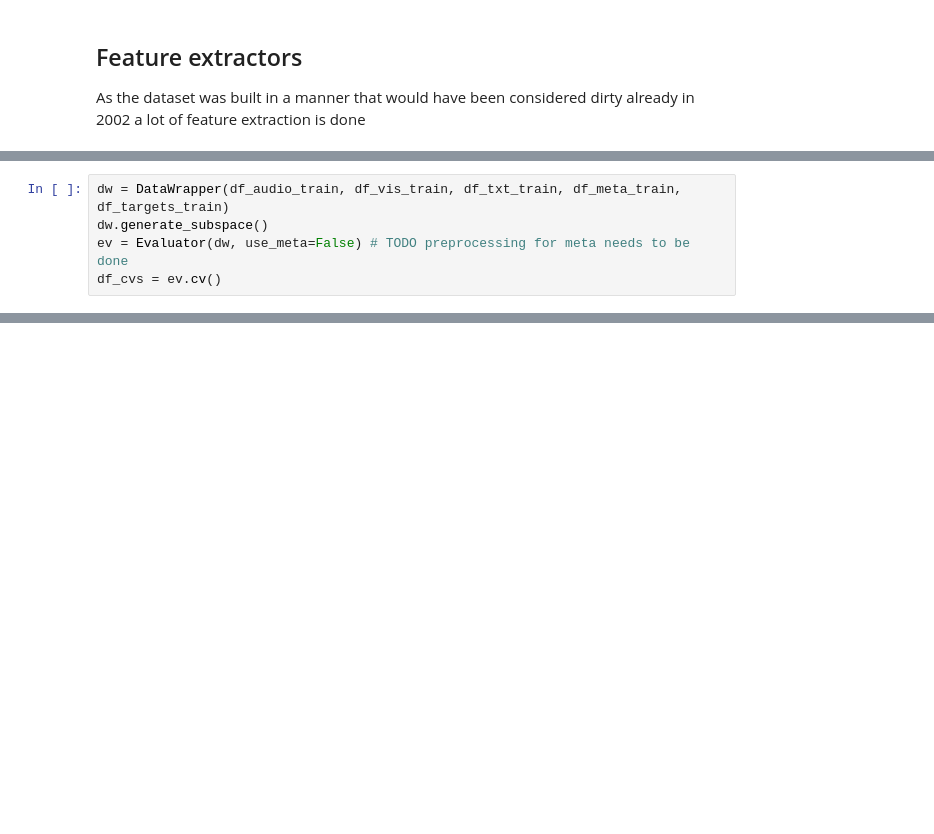
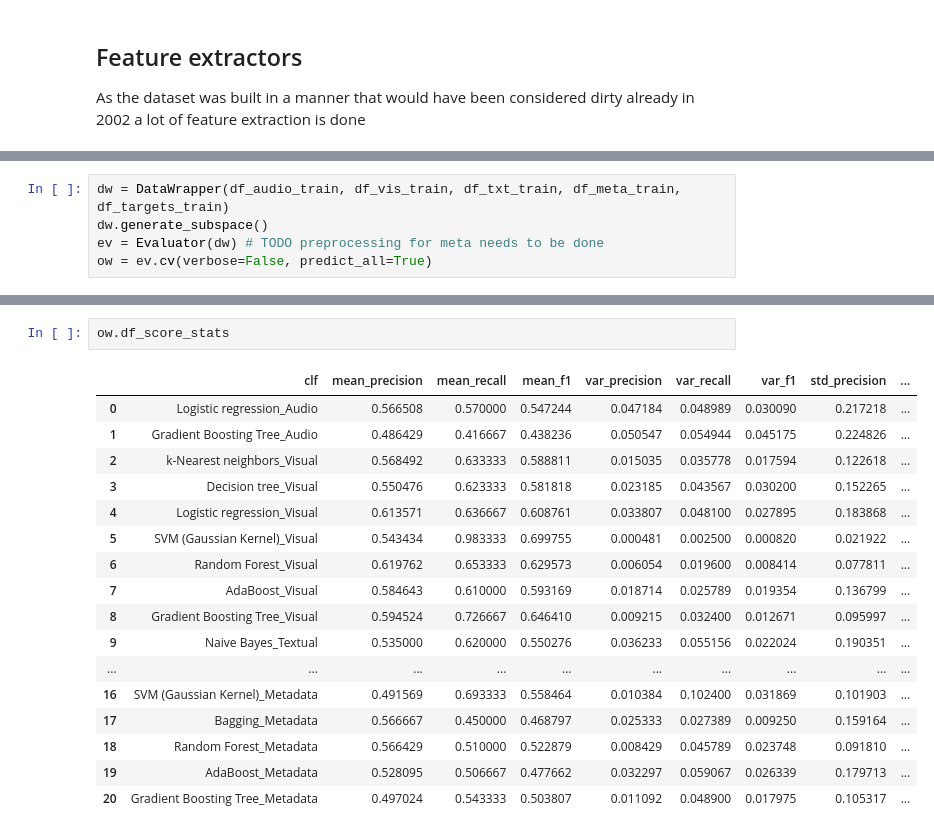
Before and after one commit to freecraver/tud_mmc_eval, a Jupyter notebook: TUD-MMC_mathias.ipynb, the cells around one changed output, grey strips where cells are left out. Drawn from its saved outputs; the diff is of its cells as text; blank space fills up the shorter version.

```diff
--- a/TUD-MMC_mathias.ipynb
+++ b/TUD-MMC_mathias.ipynb
@@ -346,5 +469,5 @@ class Evaluator:
 # %%
 dw = DataWrapper(df_audio_train, df_vis_train, df_txt_train, df_meta_train, df_targets_train)
 dw.generate_subspace()
-ev = Evaluator(dw, use_meta=False) # TODO preprocessing for meta needs to be done
-df_cvs = ev.cv()
+ev = Evaluator(dw) # TODO preprocessing for meta needs to be done
+ow = ev.cv(verbose=False, predict_all=True)
@@ -570,0 +510,20 @@ pd.concat([df1,df2],axis = 1)
+# %%
+ow.df_score_stats
+# %% [output]
+|  | clf | mean_precision | mean_recall | mean_f1 | var_precision | var_recall | var_f1 | std_precision | ... |
+| 0 | Logistic regression_Audio | 0.566508 | 0.570000 | 0.547244 | 0.047184 | 0.048989 | 0.030090 | 0.217218 | ... |
+| 1 | Gradient Boosting Tree_Audio | 0.486429 | 0.416667 | 0.438236 | 0.050547 | 0.054944 | 0.045175 | 0.224826 | ... |
+| 2 | k-Nearest neighbors_Visual | 0.568492 | 0.633333 | 0.588811 | 0.015035 | 0.035778 | 0.017594 | 0.122618 | ... |
+| 3 | Decision tree_Visual | 0.550476 | 0.623333 | 0.581818 | 0.023185 | 0.043567 | 0.030200 | 0.152265 | ... |
+| 4 | Logistic regression_Visual | 0.613571 | 0.636667 | 0.608761 | 0.033807 | 0.048100 | 0.027895 | 0.183868 | ... |
+| 5 | SVM (Gaussian Kernel)_Visual | 0.543434 | 0.983333 | 0.699755 | 0.000481 | 0.002500 | 0.000820 | 0.021922 | ... |
+| 6 | Random Forest_Visual | 0.619762 | 0.653333 | 0.629573 | 0.006054 | 0.019600 | 0.008414 | 0.077811 | ... |
+| 7 | AdaBoost_Visual | 0.584643 | 0.610000 | 0.593169 | 0.018714 | 0.025789 | 0.019354 | 0.136799 | ... |
+| 8 | Gradient Boosting Tree_Visual | 0.594524 | 0.726667 | 0.646410 | 0.009215 | 0.032400 | 0.012671 | 0.095997 | ... |
+| 9 | Naive Bayes_Textual | 0.535000 | 0.620000 | 0.550276 | 0.036233 | 0.055156 | 0.022024 | 0.190351 | ... |
+| ... | ... | ... | ... | ... | ... | ... | ... | ... | ... |
+| 16 | SVM (Gaussian Kernel)_Metadata | 0.491569 | 0.693333 | 0.558464 | 0.010384 | 0.102400 | 0.031869 | 0.101903 | ... |
+| 17 | Bagging_Metadata | 0.566667 | 0.450000 | 0.468797 | 0.025333 | 0.027389 | 0.009250 | 0.159164 | ... |
+| 18 | Random Forest_Metadata | 0.566429 | 0.510000 | 0.522879 | 0.008429 | 0.045789 | 0.023748 | 0.091810 | ... |
+| 19 | AdaBoost_Metadata | 0.528095 | 0.506667 | 0.477662 | 0.032297 | 0.059067 | 0.026339 | 0.179713 | ... |
+| 20 | Gradient Boosting Tree_Metadata | 0.497024 | 0.543333 | 0.503807 | 0.011092 | 0.048900 | 0.017975 | 0.105317 | ... |
```
Also changed, not shown: parts of 17 cells of this notebook.
